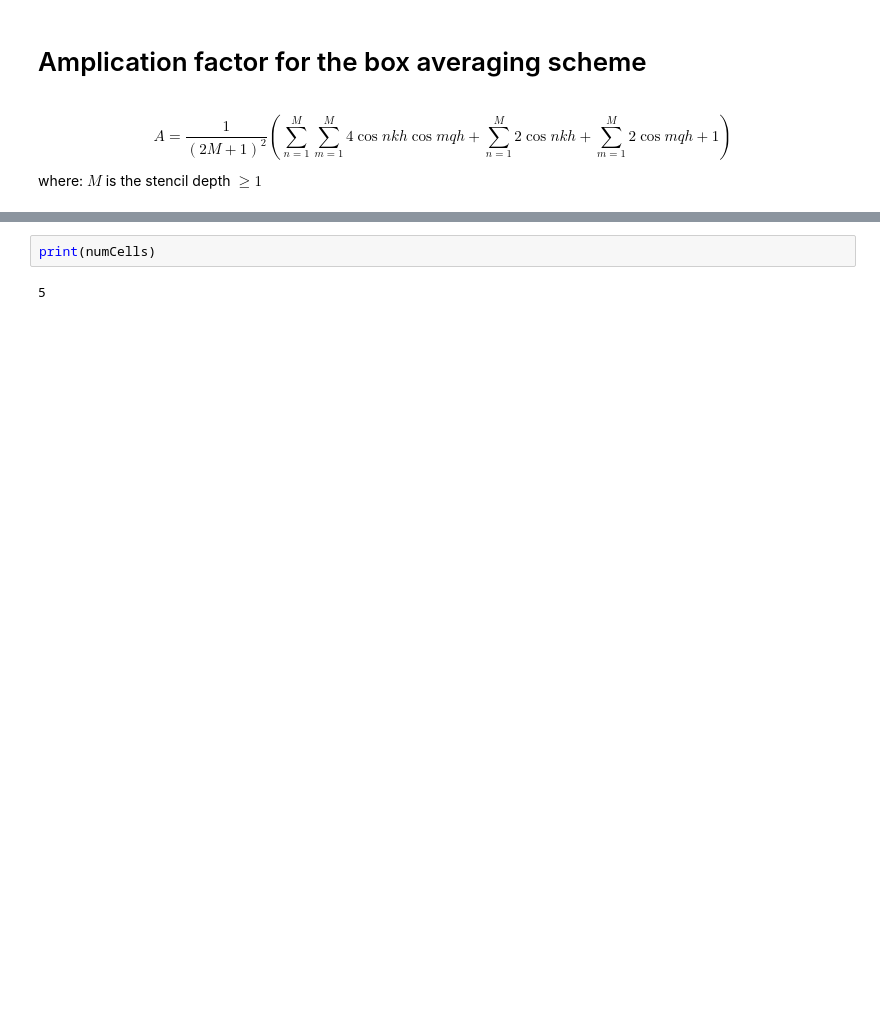
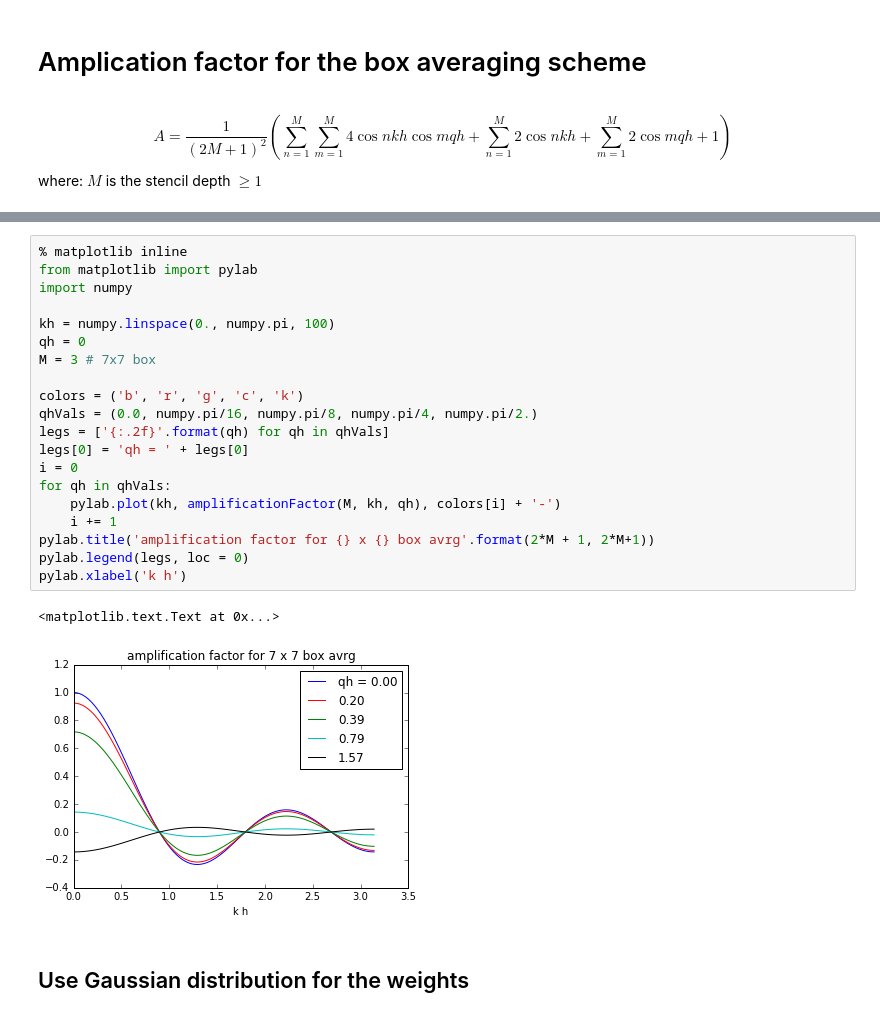
Before and after one commit to pletzer/proprecip, a Jupyter notebook: doc/boxAveragingAmplificationFactor.ipynb, the cells around one changed output, grey strips where cells are left out. Drawn from its saved outputs; the diff is of its cells as text; blank space fills up the shorter version.

Commit message:
~ trying the Gaussian weight approach

```diff
--- a/doc/boxAveragingAmplificationFactor.ipynb
+++ b/doc/boxAveragingAmplificationFactor.ipynb
@@ -37,4 +37,25 @@ pylab.xlabel('k h')
-# %%
-print(numCells)
-# %% [output]
-5
+# %%
+% matplotlib inline
+from matplotlib import pylab
+import numpy
+
+kh = numpy.linspace(0., numpy.pi, 100)
+qh = 0
+M = 3 # 7x7 box
+
+colors = ('b', 'r', 'g', 'c', 'k')
+qhVals = (0.0, numpy.pi/16, numpy.pi/8, numpy.pi/4, numpy.pi/2.)
+legs = ['{:.2f}'.format(qh) for qh in qhVals]
+legs[0] = 'qh = ' + legs[0]
+i = 0
+for qh in qhVals:
+    pylab.plot(kh, amplificationFactor(M, kh, qh), colors[i] + '-')
+    i += 1
+pylab.title('amplification factor for {} x {} box avrg'.format(2*M + 1, 2*M+1))
+pylab.legend(legs, loc = 0)
+pylab.xlabel('k h')
+# %% [output]
+<matplotlib.text.Text at 0x...>
+[figure, added]
+# %% [markdown]
+## Use Gaussian distribution for the weights
```
Also changed, not shown: parts of 3 cells of this notebook.
